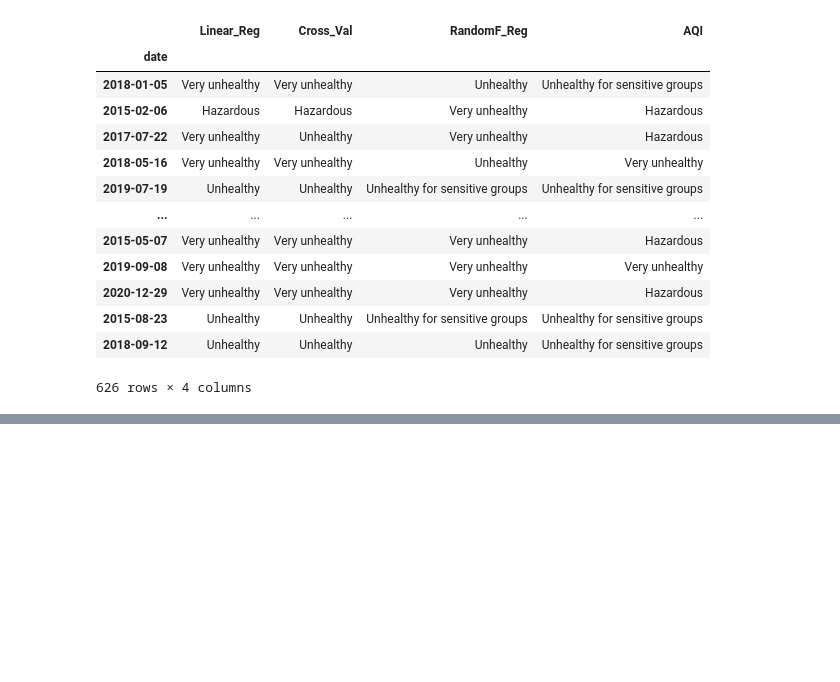
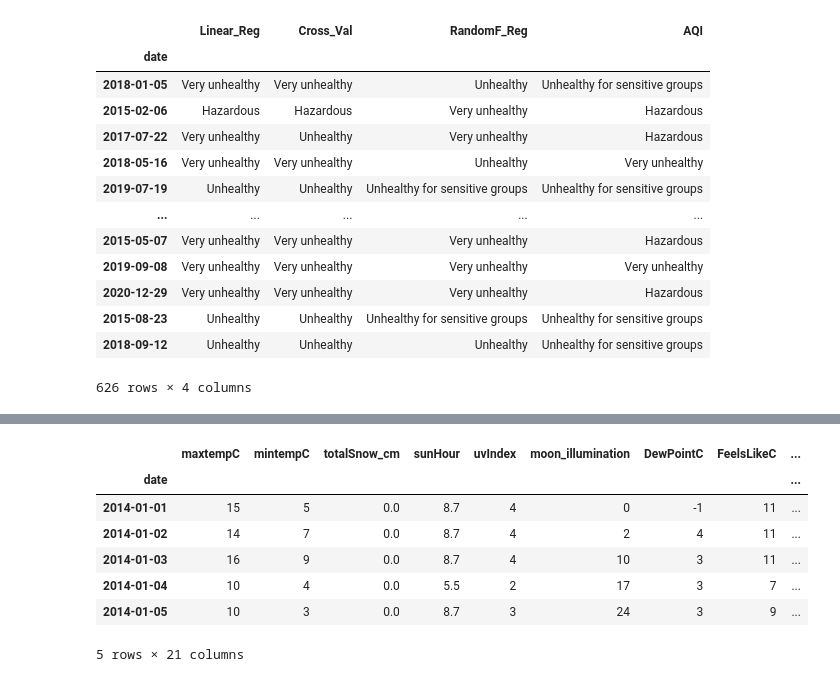
Before and after one commit to petrovalina93/diploma, a Jupyter notebook: diploma.ipynb, the cells around one changed output, grey strips where cells are left out. Drawn from its saved outputs; the diff is of its cells as text; code cells hidden in the pictures; blank space fills up the shorter version.

```diff
--- a/diploma.ipynb
+++ b/diploma.ipynb
@@ -1323,0 +1340,29 @@ y = df_monthly.AQI
+# %%
+def seasons(x):
+    if x <= 2:
+        return 1
+    elif x <= 5:
+        return 2
+    elif x <= 8:
+        return 3
+    elif x <= 11:
+        return 4
+    elif x == 12:
+        return 1
+    else:
+        return np.NaN
+# %%
+season = []
+for i in df_class.index.month:
+        season.append(seasons(i))
+df_class['season'] = season
+df_class.head()
+# %% [output]
+|  | maxtempC | mintempC | totalSnow_cm | sunHour | uvIndex | moon_illumination | DewPointC | FeelsLikeC | ... |
+| date |  |  |  |  |  |  |  |  | ... |
+| 2014-01-01 | 15 | 5 | 0.0 | 8.7 | 4 | 0 | -1 | 11 | ... |
+| 2014-01-02 | 14 | 7 | 0.0 | 8.7 | 4 | 2 | 4 | 11 | ... |
+| 2014-01-03 | 16 | 9 | 0.0 | 8.7 | 4 | 10 | 3 | 11 | ... |
+| 2014-01-04 | 10 | 4 | 0.0 | 5.5 | 2 | 17 | 3 | 7 | ... |
+| 2014-01-05 | 10 | 3 | 0.0 | 8.7 | 3 | 24 | 3 | 9 | ... |
+5 rows × 21 columns
```
Also changed, not shown: parts of 59 cells of this notebook.
